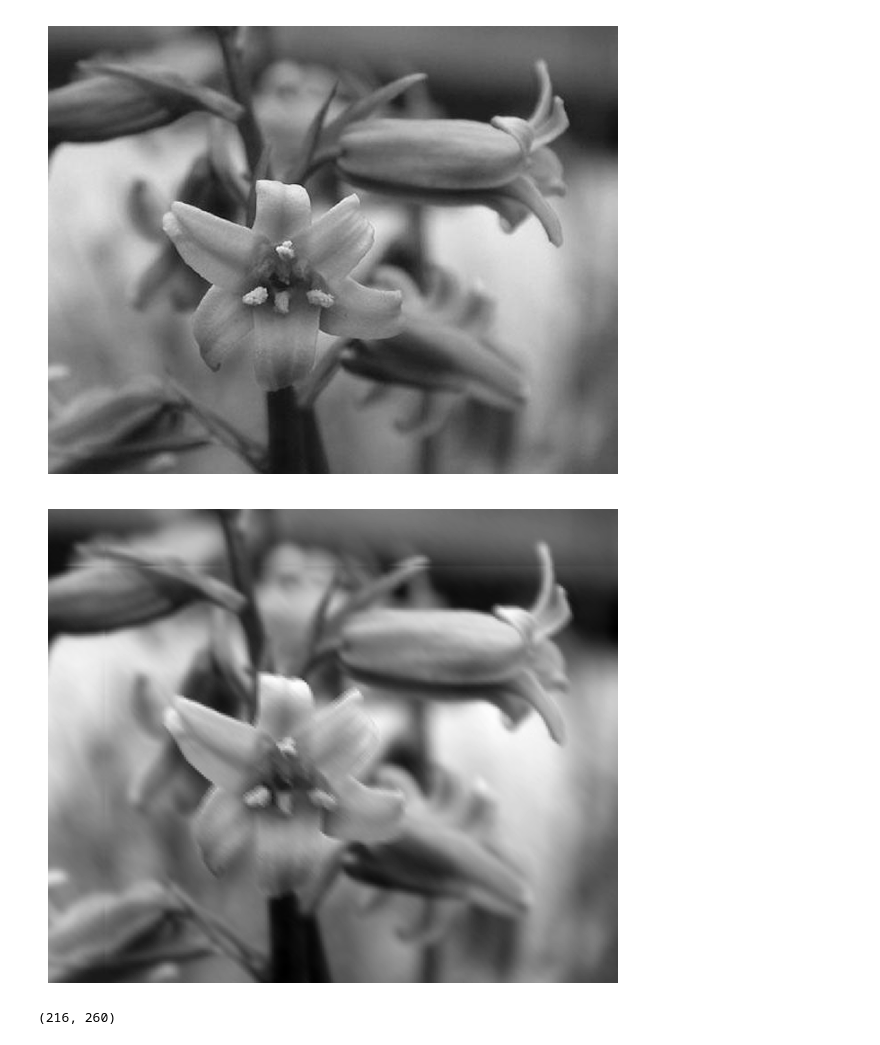
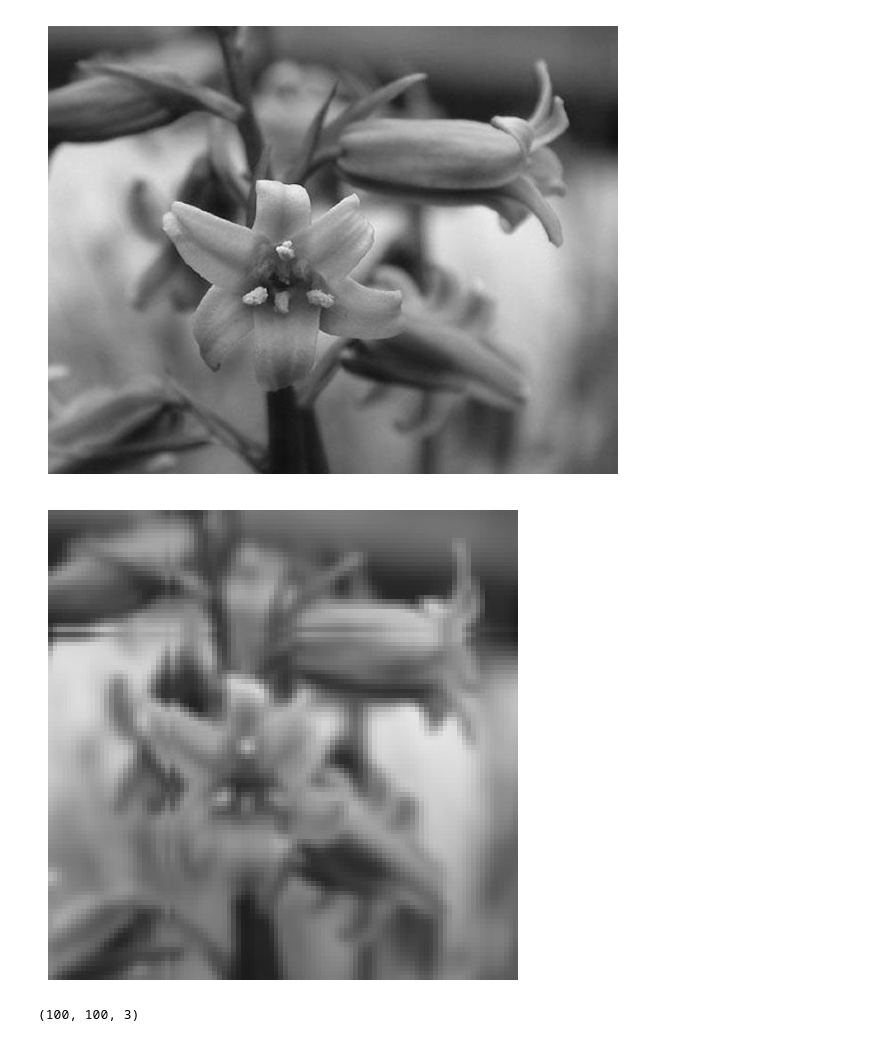
Before and after one commit to amirho3einsedaghati/pyimkernel, a Jupyter notebook: examples/Image Kernels.ipynb, the cells around one changed output. Drawn from its saved outputs; the diff is of its cells as text; code cells hidden in the pictures.

```diff
--- a/examples/Image Kernels.ipynb
+++ b/examples/Image Kernels.ipynb
@@ -54,12 +54,12 @@ imkernel.imshow(cv2.cvtColor(image1, cv2.COLOR_BGRA2GRAY), cmap='gray', figsize=
 # %% [output]
 [figure]
 # %%
-blurred_image = imkernel.apply_filter_on_color_img(image1, kernel_name='motion blur', with_resize=True)
-imkernel.imshow(image=blurred_image, figsize=(6, 6), cmap=plt.cm.gray)
+blurred_image = imkernel.apply_filter_on_color_img(image1, kernel_name='box blur', with_resize=True, dsize=(100, 100))
+imkernel.imshow(image=blurred_image)
 # %% [output]
-[figure, old version]
+[figure, new version]
 # %%
 blurred_image.shape # a grayscale image
 # %% [output]
-(216, 260)
+(100, 100, 3)
 # %%
```
Also changed, not shown: parts of 3 cells of this notebook.
